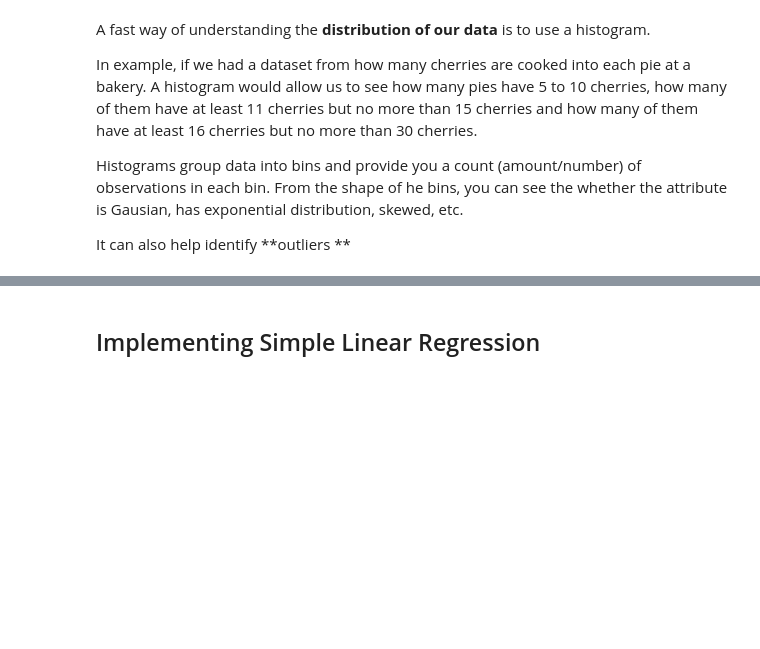
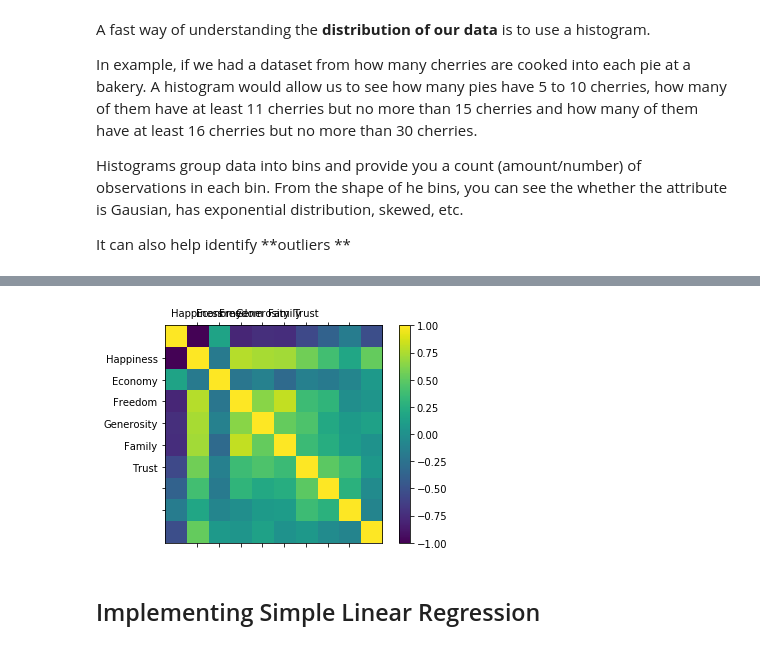
Before and after one commit to kehv1n/Simple-Linear-Regression, a Jupyter notebook: UniVarLinReg.ipynb, the cells around one changed output, grey strips where cells are left out. Saved outputs shown, nothing was run; the diff lists cells and outputs as text; code cells hidden in the pictures; blank space fills up the shorter version.

```diff
--- a/UniVarLinReg.ipynb
+++ b/UniVarLinReg.ipynb
@@ -99,3 +118,24 @@
+# %%
+# First create our correlations using panda's .cor() function and assign it to our variable, correlations.
+correlations = data.corr()
+# What variables do we want to input into our correlation matrix?
+names = ['Happiness', 'Economy', 'Freedom', 'Generosity', 'Family', 'Trust']
+# %%
+# Plot correlation matrix
+fig = plt.figure()
+ax = fig.add_subplot(111)
+cax = ax.matshow(correlations, vmin=-1, vmax=1)
+fig.colorbar(cax)
+
+ticks = np.arange(1,9,1)
+ax.set_xticks(ticks)
+ax.set_yticks(ticks)
+ax.set_xticklabels(names)
+ax.set_yticklabels(names)
+
+plt.show()
+# %% [output]
+[figure, added]
 # %% [markdown]
 ## Implementing Simple Linear Regression ##
 # %% [markdown]
```
Also changed, not shown: parts of 8 cells of this notebook.
